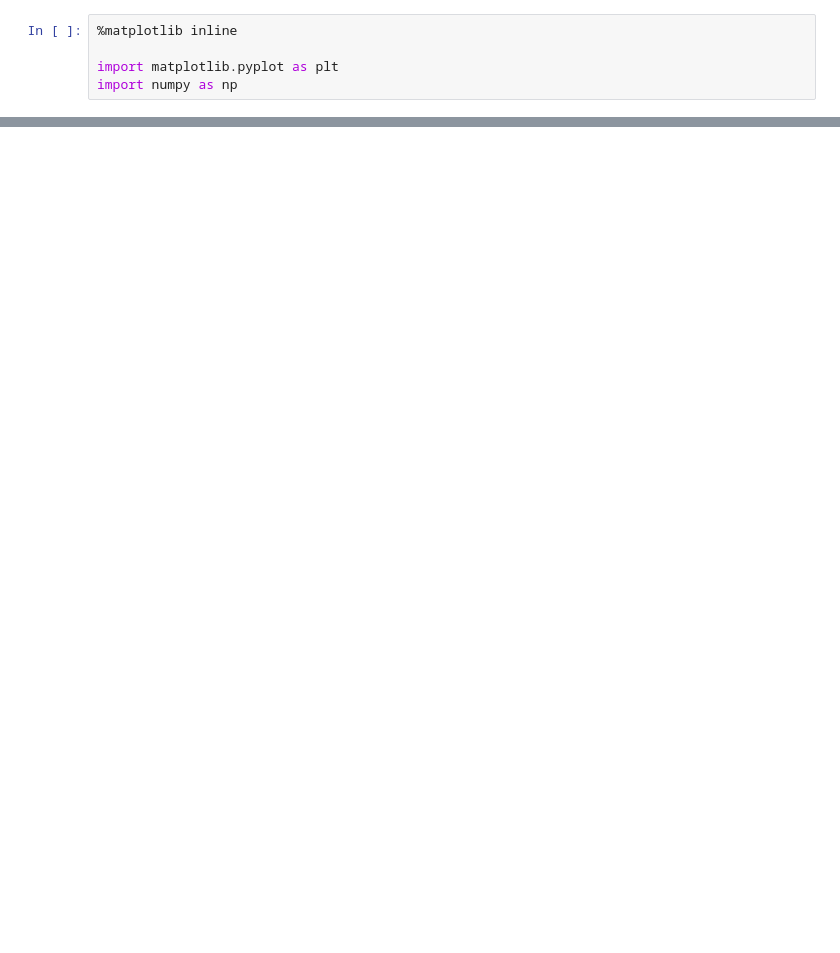
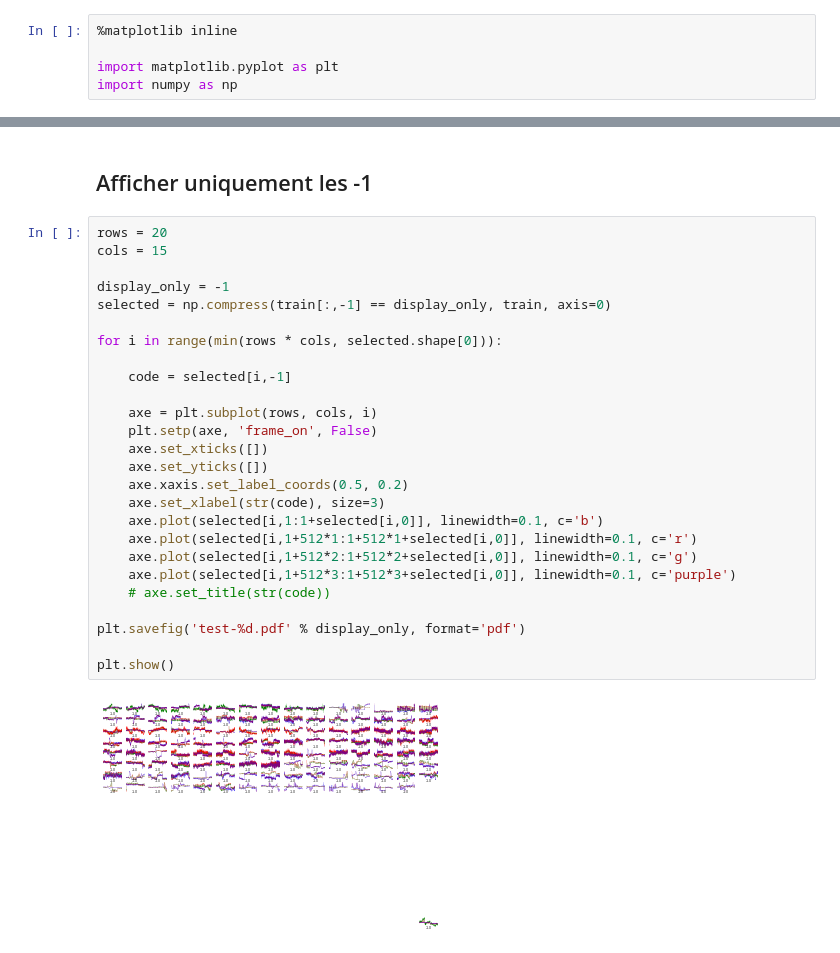
Before and after one commit to Frank1481906280/ml-project, a Jupyter notebook: Dataset exploration.ipynb, the cells around one changed output, grey strips where cells are left out. Cells and saved outputs as stored; diff of their text form; blank space fills up the shorter version.

```diff
--- a/Dataset exploration.ipynb
+++ b/Dataset exploration.ipynb
@@ -46,0 +49,30 @@ plt.show()
+# %% [markdown]
+## Afficher uniquement les -1
+# %%
+rows = 20
+cols = 15
+
+display_only = -1
+selected = np.compress(train[:,-1] == display_only, train, axis=0)
+
+for i in range(min(rows * cols, selected.shape[0])):
+
+    code = selected[i,-1]
+
+    axe = plt.subplot(rows, cols, i)
+    plt.setp(axe, 'frame_on', False)
+    axe.set_xticks([])
+    axe.set_yticks([])
+    axe.xaxis.set_label_coords(0.5, 0.2)
+    axe.set_xlabel(str(code), size=3)
+    axe.plot(selected[i,1:1+selected[i,0]], linewidth=0.1, c='b')
+    axe.plot(selected[i,1+512*1:1+512*1+selected[i,0]], linewidth=0.1, c='r')
+    axe.plot(selected[i,1+512*2:1+512*2+selected[i,0]], linewidth=0.1, c='g')
+    axe.plot(selected[i,1+512*3:1+512*3+selected[i,0]], linewidth=0.1, c='purple')
+    # axe.set_title(str(code))
+
+plt.savefig('test-%d.pdf' % display_only, format='pdf')
+
+plt.show()
+# %% [output]
+[figure, added]
```
Also changed, not shown: parts of 7 cells of this notebook, 1 other file.
